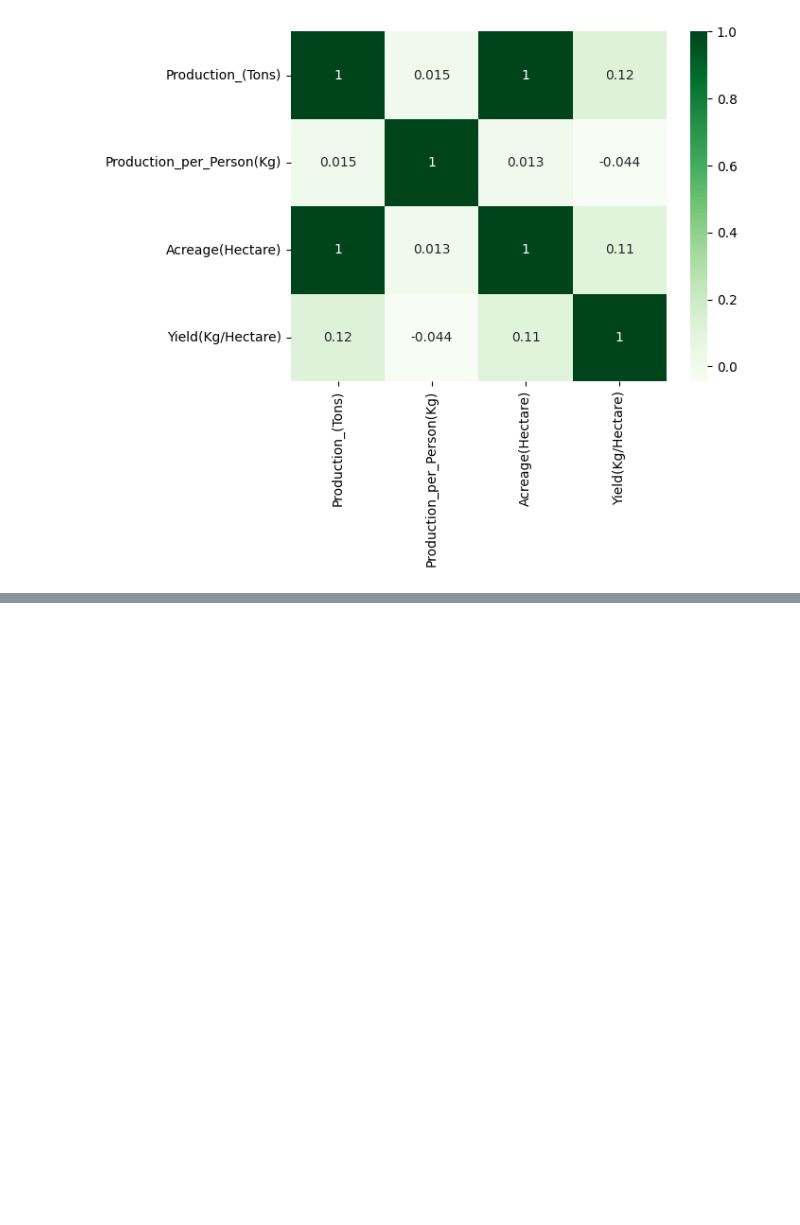
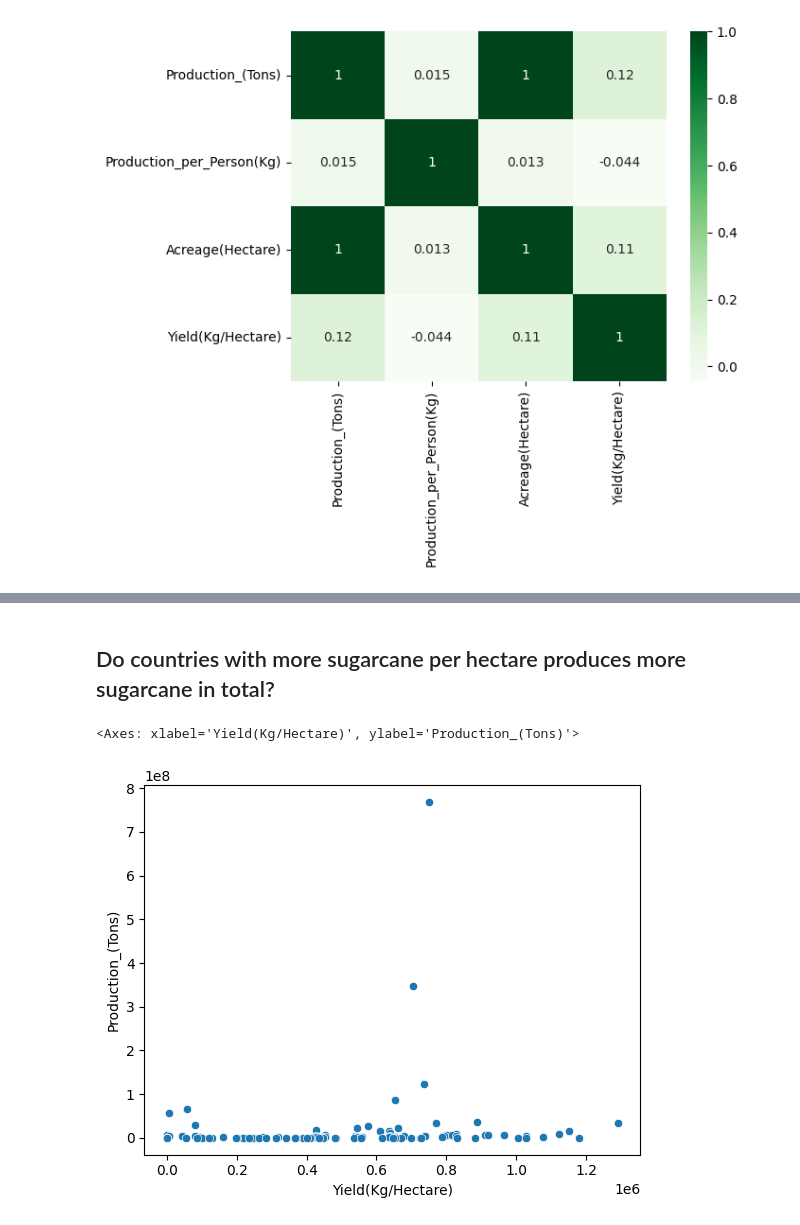
Before and after one commit to Bikash61/Data-Analyst-Projects-, a Jupyter notebook: SUGARCANE PRODUCTION PROJECT/Data.ipynb, the cells around one changed output, grey strips where cells are left out. Saved outputs shown, nothing was run; the diff lists cells and outputs as text; code cells hidden in the pictures; blank space fills up the shorter version.

```diff
--- a/SUGARCANE PRODUCTION PROJECT/Data.ipynb
+++ b/SUGARCANE PRODUCTION PROJECT/Data.ipynb
@@ -304,0 +314,7 @@ sns.heatmap(numeric_df.corr(),annot = True, cmap = 'Greens')
+# %% [markdown]
+## Do countries with more sugarcane per hectare produces more sugarcane in total?
+# %%
+sns.scatterplot(data = df, x ='Yield(Kg/Hectare)',y = 'Production_(Tons)' )
+# %% [output]
+<Axes: xlabel='Yield(Kg/Hectare)', ylabel='Production_(Tons)'>
+[figure, added]
```
Also changed, not shown: parts of 19 cells of this notebook.
